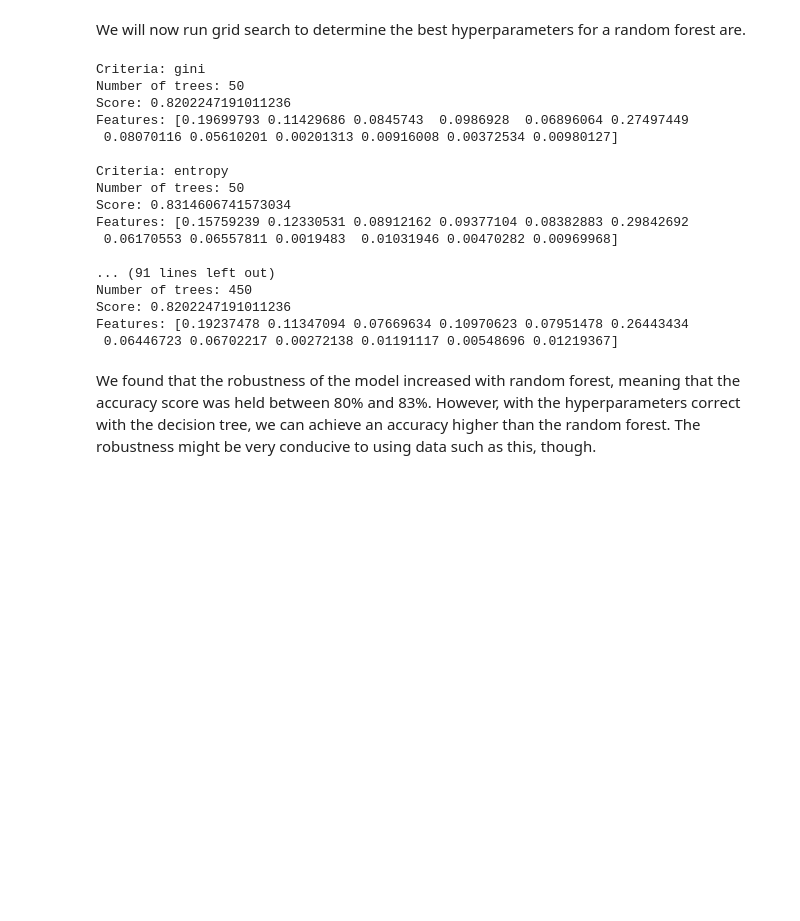
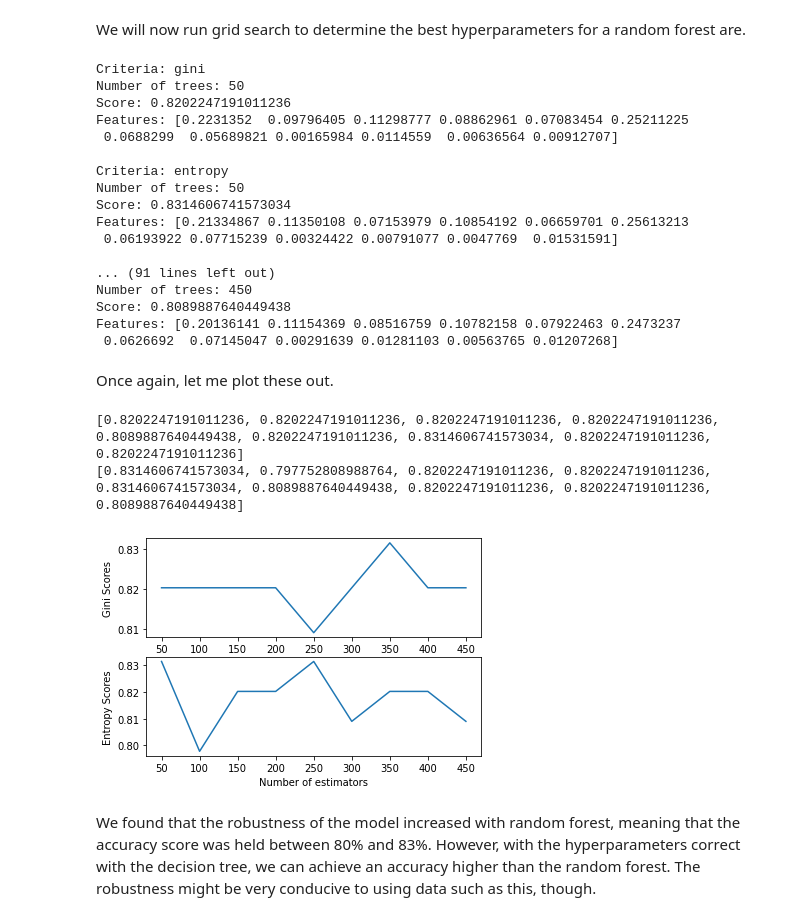
Before and after one commit to tuckert23/test_2, a Jupyter notebook: decision_tree.ipynb, the cells around one changed output. Cells and saved outputs as stored; diff of their text form; code cells hidden in the pictures; blank space fills up the shorter version.

```diff
--- a/decision_tree.ipynb
+++ b/decision_tree.ipynb
@@ -197,13 +199,14 @@ We will now run grid search to determine the best hyperparameters for a random f
 # %%
 n_ests = [i for i in range(50, 500, 50)]
 criteria = ["gini", "entropy"]
-accuracies = []
+scores = []
 
 for n in n_ests:
     for c in criteria:
         model = RandomForestClassifier(criterion=c, n_estimators=n, bootstrap=True)
         model.fit(x_train, y_train)
         score = model.score(x_test, y_test)
+        scores.append(score)
         features = model.feature_importances_
         print("Criteria: " + c +"\nNumber of trees: " + str(n) + "\nScore: " + str(score) + "\nFeatures: " + str(features))
         print()
@@ -211,20 +214,40 @@ for n in n_ests:
 Criteria: gini
 Number of trees: 50
 Score: 0.8202247191011236
-Features: [0.19699793 0.11429686 0.0845743  0.0986928  0.06896064 0.27497449
- 0.08070116 0.05610201 0.00201313 0.00916008 0.00372534 0.00980127]
+Features: [0.2231352  0.09796405 0.11298777 0.08862961 0.07083454 0.25211225
+ 0.0688299  0.05689821 0.00165984 0.0114559  0.00636564 0.00912707]
 
 Criteria: entropy
 Number of trees: 50
 Score: 0.8314606741573034
-Features: [0.15759239 0.12330531 0.08912162 0.09377104 0.08382883 0.29842692
- 0.06170553 0.06557811 0.0019483  0.01031946 0.00470282 0.00969968]
+Features: [0.21334867 0.11350108 0.07153979 0.10854192 0.06659701 0.25613213
+ 0.06193922 0.07715239 0.00324422 0.00791077 0.0047769  0.01531591]
 
 ... (91 lines left out)
 Number of trees: 450
-Score: 0.8202247191011236
-Features: [0.19237478 0.11347094 0.07669634 0.10970623 0.07951478 0.26443434
- 0.06446723 0.06702217 0.00272138 0.01191117 0.00548696 0.01219367]
+Score: 0.8089887640449438
+Features: [0.20136141 0.11154369 0.08516759 0.10782158 0.07922463 0.2473237
+ 0.0626692  0.07145047 0.00291639 0.01281103 0.00563765 0.01207268]
+# %% [markdown]
+Once again, let me plot these out.
+# %%
+gini_scores = [scores[i] for i in range(0, len(scores), 2)]
+entropy_scores = [scores[i] for i in range(1, len(scores), 2)]
+
+print(gini_scores)
+print(entropy_scores)
+
+fig, axs = plt.subplots(nrows=2, ncols=1)
+axs[0].plot(n_ests, gini_scores)
+axs[0].set_ylabel("Gini Scores")
+axs[1].plot(n_ests, entropy_scores)
+axs[1].set_ylabel("Entropy Scores")
+axs[1].set_xlabel("Number of estimators")
+plt.show()
+# %% [output]
+[0.8202247191011236, 0.8202247191011236, 0.8202247191011236, 0.8202247191011236, 0.8089887640449438, 0.8202247191011236, 0.8314606741573034, 0.8202247191011236, 0.8202247191011236]
+[0.8314606741573034, 0.797752808988764, 0.8202247191011236, 0.8202247191011236, 0.8314606741573034, 0.8089887640449438, 0.8202247191011236, 0.8202247191011236, 0.8089887640449438]
+[figure, added]
 # %% [markdown]
 We found that the robustness of the model increased with random forest, meaning that the accuracy score was held between
 80% and 83%. However, with the hyperparameters correct with the decision tree, we can achieve an accuracy higher than
```
Also changed, not shown: parts of 3 cells of this notebook, 3 other files.
